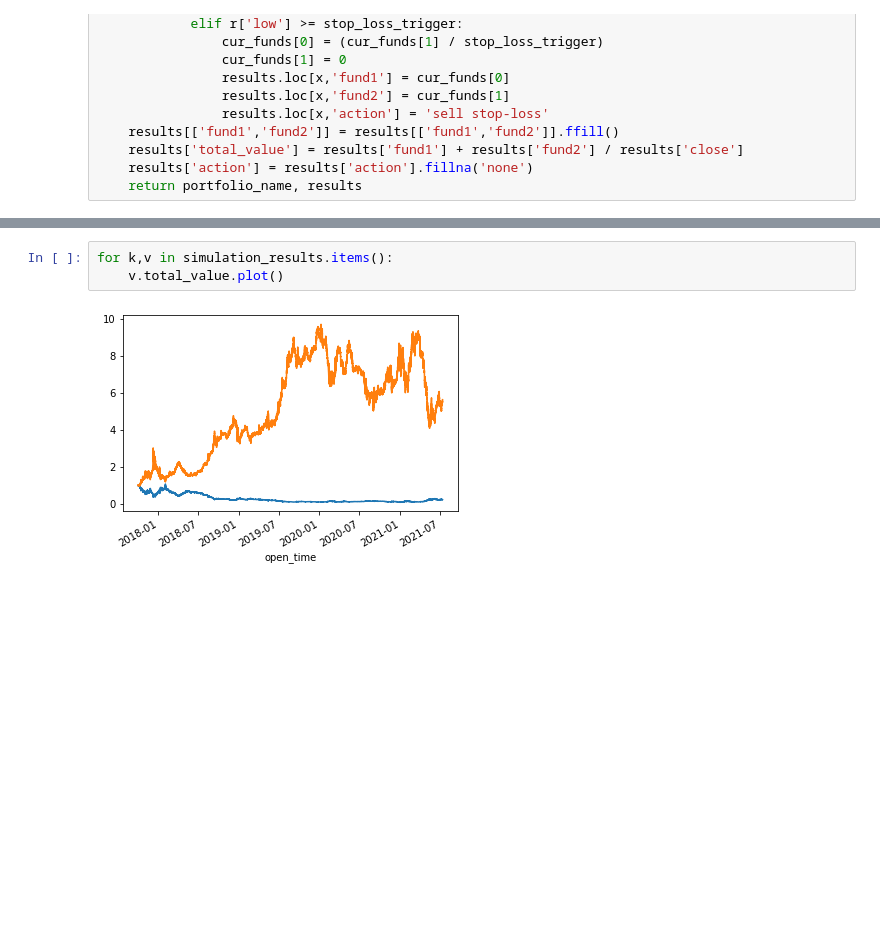
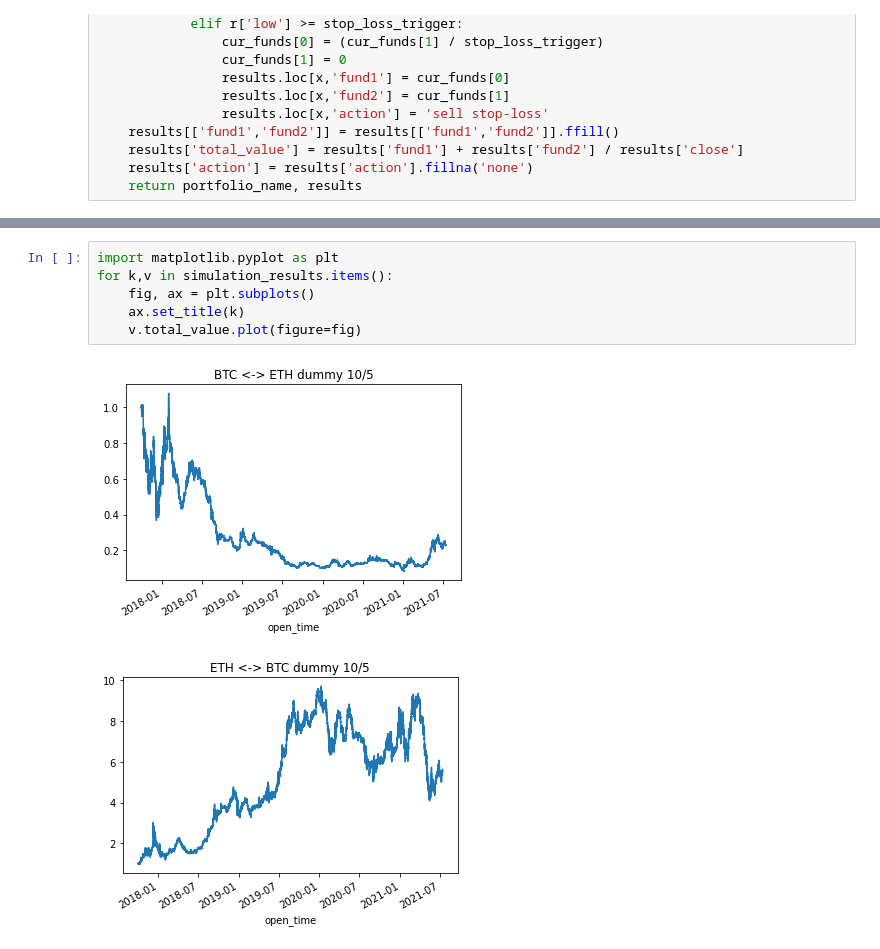
Before and after one commit to mads-swaps/swap-for-profit, a Jupyter notebook: aws/sam/mads-swap-app/swap_simulation/simulate_notebook.ipynb, the cells around one changed output, grey strips where cells are left out. Drawn from its saved outputs; the diff is of its cells as text; blank space fills up the shorter version.

```diff
--- a/aws/sam/mads-swap-app/swap_simulation/simulate_notebook.ipynb
+++ b/aws/sam/mads-swap-app/swap_simulation/simulate_notebook.ipynb
@@ -233,7 +239,11 @@ sell stop-loss       197
 sell target           80
 Name: action, dtype: int64
 # %%
+import matplotlib.pyplot as plt
 for k,v in simulation_results.items():
-    v.total_value.plot()
+    fig, ax = plt.subplots()
+    ax.set_title(k)
+    v.total_value.plot(figure=fig)
 # %% [output]
-[figure, old version]
+[figure, new version]
+[figure, added]
```
Also changed, not shown: parts of 5 cells of this notebook.
